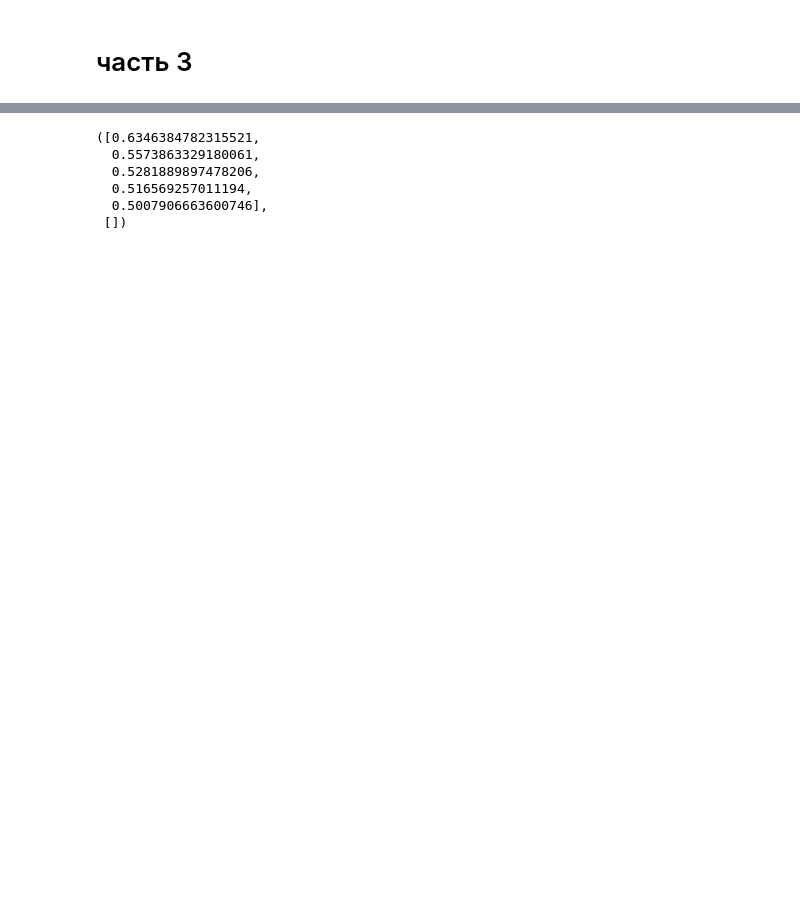
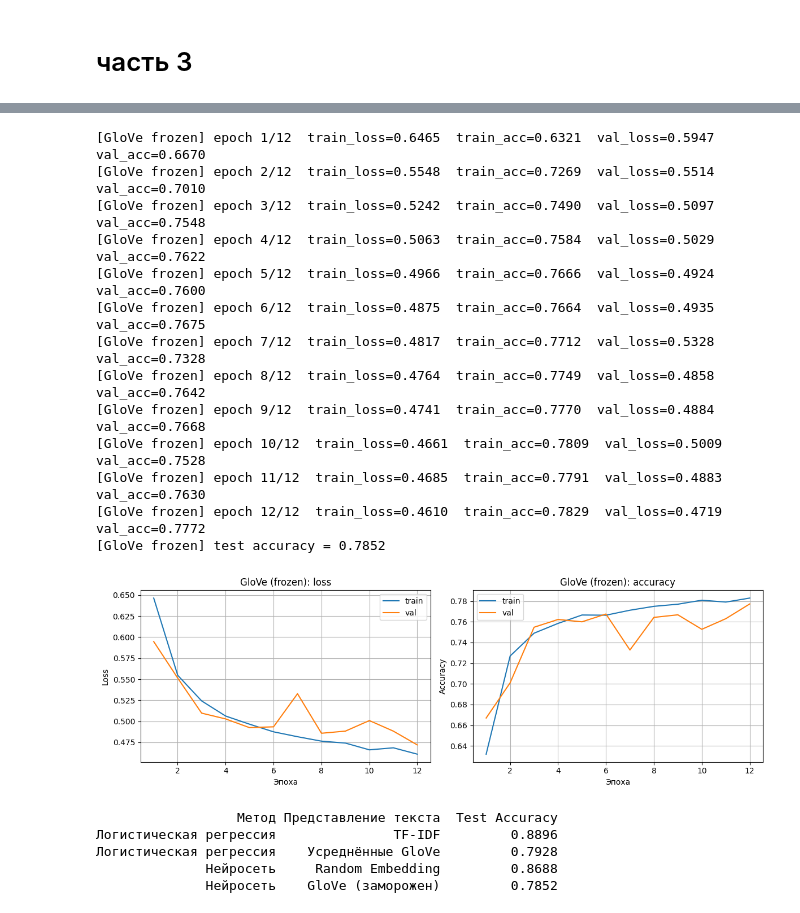
Before and after one commit to matv864/AI_work, a Jupyter notebook: text/lab2.ipynb, the cells around one changed output, grey strips where cells are left out. Cells and saved outputs as stored; diff of their text form; code cells hidden in the pictures; blank space fills up the shorter version.

```diff
--- a/text/lab2.ipynb
+++ b/text/lab2.ipynb
@@ -501,22 +620,67 @@ random_losses, random_accs
 # %%
 glove_model = TextClassifier(
     len(word2idx),
     embedding_matrix=embedding_matrix,
-    freeze=True
+    freeze=True,
 )
 
-glove_losses, glove_accs = train_model(
+history_glove = train_model(
     glove_model,
     train_loader,
+    val_loader,
     test_loader,
-    epochs=5
+    epochs=12,
+    label="GloVe frozen",
 )
+
+plot_training_history(history_glove, "GloVe (frozen)")
+# %% [output]
+[GloVe frozen] epoch 1/12  train_loss=0.6465  train_acc=0.6321  val_loss=0.5947  val_acc=0.6670
+[GloVe frozen] epoch 2/12  train_loss=0.5548  train_acc=0.7269  val_loss=0.5514  val_acc=0.7010
+[GloVe frozen] epoch 3/12  train_loss=0.5242  train_acc=0.7490  val_loss=0.5097  val_acc=0.7548
+[GloVe frozen] epoch 4/12  train_loss=0.5063  train_acc=0.7584  val_loss=0.5029  val_acc=0.7622
+[GloVe frozen] epoch 5/12  train_loss=0.4966  train_acc=0.7666  val_loss=0.4924  val_acc=0.7600
+[GloVe frozen] epoch 6/12  train_loss=0.4875  train_acc=0.7664  val_loss=0.4935  val_acc=0.7675
+[GloVe frozen] epoch 7/12  train_loss=0.4817  train_acc=0.7712  val_loss=0.5328  val_acc=0.7328
+[GloVe frozen] epoch 8/12  train_loss=0.4764  train_acc=0.7749  val_loss=0.4858  val_acc=0.7642
+[GloVe frozen] epoch 9/12  train_loss=0.4741  train_acc=0.7770  val_loss=0.4884  val_acc=0.7668
+[GloVe frozen] epoch 10/12  train_loss=0.4661  train_acc=0.7809  val_loss=0.5009  val_acc=0.7528
+[GloVe frozen] epoch 11/12  train_loss=0.4685  train_acc=0.7791  val_loss=0.4883  val_acc=0.7630
+[GloVe frozen] epoch 12/12  train_loss=0.4610  train_acc=0.7829  val_loss=0.4719  val_acc=0.7772
+[GloVe frozen] test accuracy = 0.7852
+[figure, added]
-# %%
-glove_losses, glove_accs
-# %% [output]
-([0.6346384782315521,
-  0.5573863329180061,
-  0.5281889897478206,
-  0.516569257011194,
-  0.5007906663600746],
- [])
+# %%
+# метрики для итоговой таблицы (п. 14)
+acc_tfidf = accuracy
+acc_glove_avg = acc_emb
+acc_nn_random = history_random["test_acc"]
+acc_nn_glove = history_glove["test_acc"]
+
+summary = pd.DataFrame({
+    "Метод": [
+        "Логистическая регрессия",
+        "Логистическая регрессия",
+        "Нейросеть",
+        "Нейросеть",
+    ],
+    "Представление текста": [
+        "TF-IDF",
+        "Усреднённые GloVe",
+        "Random Embedding",
+        "GloVe (заморожен)",
+    ],
+    "Test Accuracy": [
+        round(acc_tfidf, 4),
+        round(acc_glove_avg, 4),
+        round(acc_nn_random, 4),
+        round(acc_nn_glove, 4),
+    ],
+})
+
+print(summary.to_string(index=False))
+# %% [output]
+                  Метод Представление текста  Test Accuracy
+Логистическая регрессия               TF-IDF         0.8896
+Логистическая регрессия    Усреднённые GloVe         0.7928
+              Нейросеть     Random Embedding         0.8688
+              Нейросеть    GloVe (заморожен)         0.7852
```
Also changed, not shown: parts of 29 cells of this notebook.
